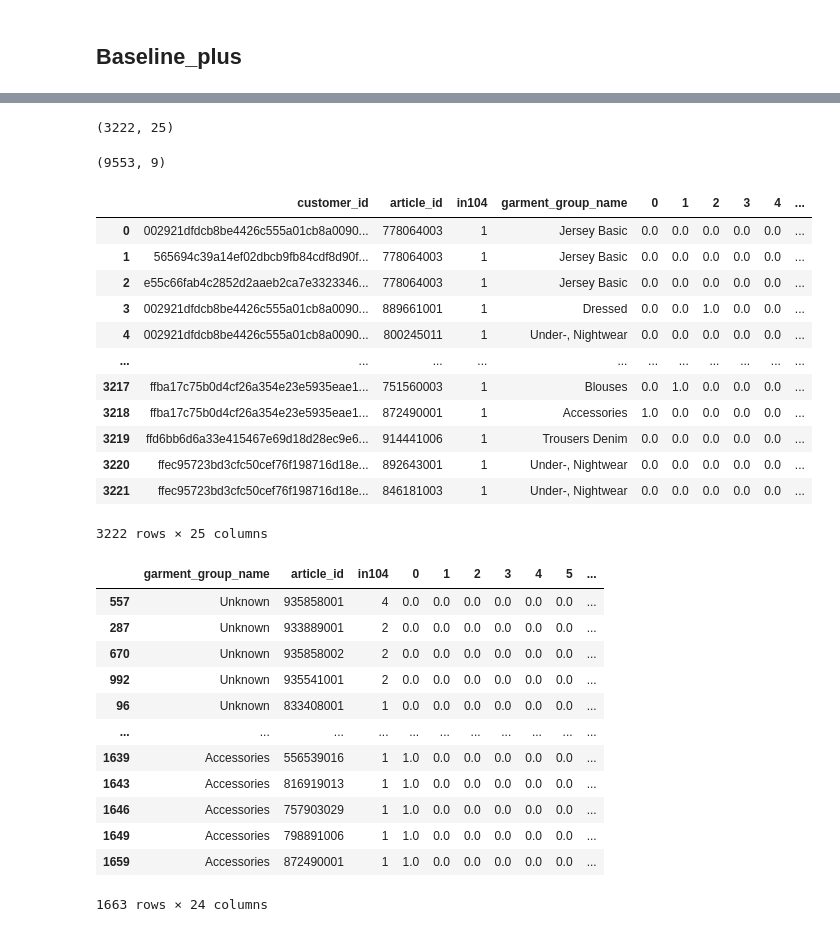
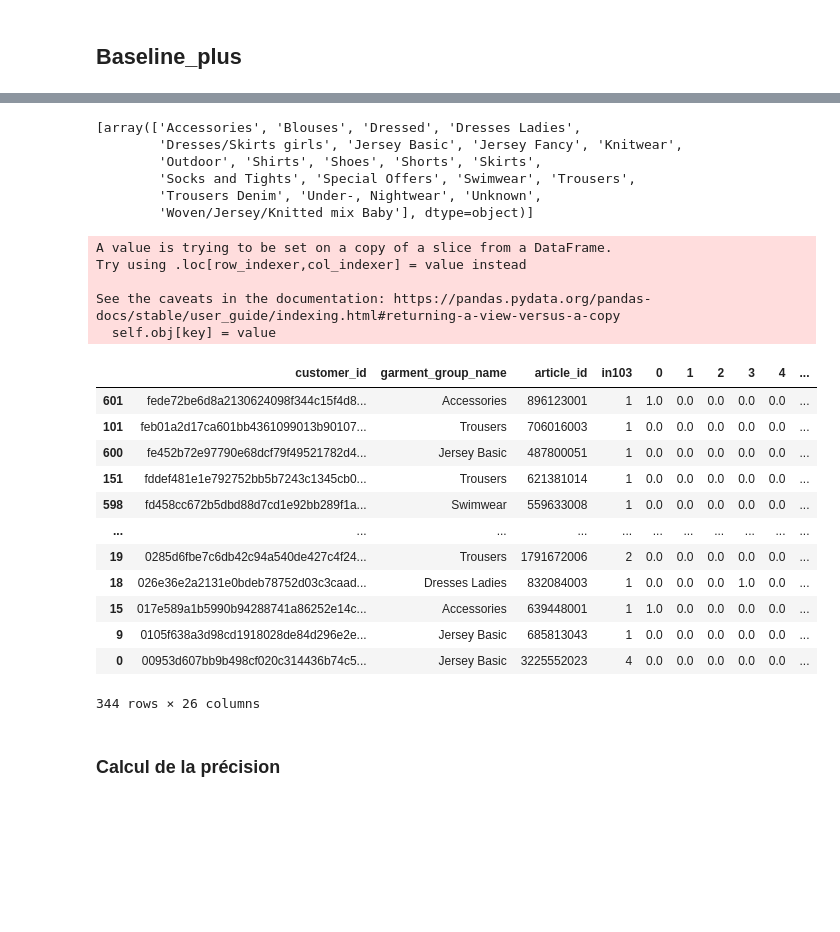
Before and after one commit to NaceurJed/celfernandes, a Jupyter notebook: notebooks/Baseline+_with_matrix_age_x_catprod.ipynb, the cells around one changed output, grey strips where cells are left out. Saved outputs shown, nothing was run; the diff lists cells and outputs as text; code cells hidden in the pictures; blank space fills up the shorter version.

```diff
--- a/notebooks/Baseline+_with_matrix_age_x_catprod.ipynb
+++ b/notebooks/Baseline+_with_matrix_age_x_catprod.ipynb
@@ -388 +406,10 @@ achats.groupby(['garment_group_name', 'article_id'], sort=False, as_index=False)
+# %%
+ohe.categories_
+# %% [output]
+[array(['Accessories', 'Blouses', 'Dressed', 'Dresses Ladies',
+        'Dresses/Skirts girls', 'Jersey Basic', 'Jersey Fancy', 'Knitwear',
+        'Outdoor', 'Shirts', 'Shoes', 'Shorts', 'Skirts',
+        'Socks and Tights', 'Special Offers', 'Swimwear', 'Trousers',
+        'Trousers Denim', 'Under-, Nightwear', 'Unknown',
+        'Woven/Jersey/Knitted mix Baby'], dtype=object)]
 # %%
@@ -436,24 +467,21 @@ def Baseline_plus (segment,transact_history,week): # exemple: week104name ='in10
-# %%
-achats.shape
-# %% [output]
-(3222, 25)
-# %%
-S1.shape
-# %% [output]
-(9553, 9)
 # %%
-Baseline_plus(S1,transact_history,104)
+Baseline_plus(S1,transact_history,103,104)
 # %% [output]
+A value is trying to be set on a copy of a slice from a DataFrame.
+Try using .loc[row_indexer,col_indexer] = value instead
+
+See the caveats in the documentation: https://pandas.pydata.org/pandas-docs/stable/user_guide/indexing.html#returning-a-view-versus-a-copy
+  self.obj[key] = value
-|  | customer_id | article_id | in104 | garment_group_name | 0 | 1 | 2 | 3 | 4 | ... |
-| 0 | 002921dfdcb8be4426c555a01cb8a0090... | 778064003 | 1 | Jersey Basic | 0.0 | 0.0 | 0.0 | 0.0 | 0.0 | ... |
-| 1 | 565694c39a14ef02dbcb9fb84cdf8d90f... | 778064003 | 1 | Jersey Basic | 0.0 | 0.0 | 0.0 | 0.0 | 0.0 | ... |
-| 2 | e55c66fab4c2852d2aaeb2ca7e3323346... | 778064003 | 1 | Jersey Basic | 0.0 | 0.0 | 0.0 | 0.0 | 0.0 | ... |
-| 3 | 002921dfdcb8be4426c555a01cb8a0090... | 889661001 | 1 | Dressed | 0.0 | 0.0 | 1.0 | 0.0 | 0.0 | ... |
-| 4 | 002921dfdcb8be4426c555a01cb8a0090... | 800245011 | 1 | Under-, Nightwear | 0.0 | 0.0 | 0.0 | 0.0 | 0.0 | ... |
+|  | customer_id | garment_group_name | article_id | in103 | 0 | 1 | 2 | 3 | 4 | ... |
+| 601 | fede72be6d8a2130624098f344c15f4d8... | Accessories | 896123001 | 1 | 1.0 | 0.0 | 0.0 | 0.0 | 0.0 | ... |
+| 101 | feb01a2d17ca601bb4361099013b90107... | Trousers | 706016003 | 1 | 0.0 | 0.0 | 0.0 | 0.0 | 0.0 | ... |
+| 600 | fe452b72e97790e68dcf79f49521782d4... | Jersey Basic | 487800051 | 1 | 0.0 | 0.0 | 0.0 | 0.0 | 0.0 | ... |
+| 151 | fddef481e1e792752bb5b7243c1345cb0... | Trousers | 621381014 | 1 | 0.0 | 0.0 | 0.0 | 0.0 | 0.0 | ... |
+| 598 | fd458cc672b5dbd88d7cd1e92bb289f1a... | Swimwear | 559633008 | 1 | 0.0 | 0.0 | 0.0 | 0.0 | 0.0 | ... |
 | ... | ... | ... | ... | ... | ... | ... | ... | ... | ... | ... |
-| 3217 | ffba17c75b0d4cf26a354e23e5935eae1... | 751560003 | 1 | Blouses | 0.0 | 1.0 | 0.0 | 0.0 | 0.0 | ... |
-| 3218 | ffba17c75b0d4cf26a354e23e5935eae1... | 872490001 | 1 | Accessories | 1.0 | 0.0 | 0.0 | 0.0 | 0.0 | ... |
-| 3219 | ffd6bb6d6a33e415467e69d18d28ec9e6... | 914441006 | 1 | Trousers Denim | 0.0 | 0.0 | 0.0 | 0.0 | 0.0 | ... |
-| 3220 | ffec95723bd3cfc50cef76f198716d18e... | 892643001 | 1 | Under-, Nightwear | 0.0 | 0.0 | 0.0 | 0.0 | 0.0 | ... |
-| 3221 | ffec95723bd3cfc50cef76f198716d18e... | 846181003 | 1 | Under-, Nightwear | 0.0 | 0.0 | 0.0 | 0.0 | 0.0 | ... |
+| 19 | 0285d6fbe7c6db42c94a540de427c4f24... | Trousers | 1791672006 | 2 | 0.0 | 0.0 | 0.0 | 0.0 | 0.0 | ... |
+| 18 | 026e36e2a2131e0bdeb78752d03c3caad... | Dresses Ladies | 832084003 | 1 | 0.0 | 0.0 | 0.0 | 1.0 | 0.0 | ... |
+| 15 | 017e589a1b5990b94288741a86252e14c... | Accessories | 639448001 | 1 | 1.0 | 0.0 | 0.0 | 0.0 | 0.0 | ... |
+| 9 | 0105f638a3d98cd1918028de84d296e2e... | Jersey Basic | 685813043 | 1 | 0.0 | 0.0 | 0.0 | 0.0 | 0.0 | ... |
+| 0 | 00953d607bb9b498cf020c314436b74c5... | Jersey Basic | 3225552023 | 4 | 0.0 | 0.0 | 0.0 | 0.0 | 0.0 | ... |
-3222 rows × 25 columns
+344 rows × 26 columns
@@ -462,16 +487,0 @@ achats_cat_art=achats.groupby(['garment_group_name','article_id'], as_index=Fals
-# %%
-achats_cat_art
-# %% [output]
-|  | garment_group_name | article_id | in104 | 0 | 1 | 2 | 3 | 4 | 5 | ... |
-| 557 | Unknown | 935858001 | 4 | 0.0 | 0.0 | 0.0 | 0.0 | 0.0 | 0.0 | ... |
-| 287 | Unknown | 933889001 | 2 | 0.0 | 0.0 | 0.0 | 0.0 | 0.0 | 0.0 | ... |
-| 670 | Unknown | 935858002 | 2 | 0.0 | 0.0 | 0.0 | 0.0 | 0.0 | 0.0 | ... |
-| 992 | Unknown | 935541001 | 2 | 0.0 | 0.0 | 0.0 | 0.0 | 0.0 | 0.0 | ... |
-| 96 | Unknown | 833408001 | 1 | 0.0 | 0.0 | 0.0 | 0.0 | 0.0 | 0.0 | ... |
-| ... | ... | ... | ... | ... | ... | ... | ... | ... | ... | ... |
-| 1639 | Accessories | 556539016 | 1 | 1.0 | 0.0 | 0.0 | 0.0 | 0.0 | 0.0 | ... |
-| 1643 | Accessories | 816919013 | 1 | 1.0 | 0.0 | 0.0 | 0.0 | 0.0 | 0.0 | ... |
-| 1646 | Accessories | 757903029 | 1 | 1.0 | 0.0 | 0.0 | 0.0 | 0.0 | 0.0 | ... |
-| 1649 | Accessories | 798891006 | 1 | 1.0 | 0.0 | 0.0 | 0.0 | 0.0 | 0.0 | ... |
-| 1659 | Accessories | 872490001 | 1 | 1.0 | 0.0 | 0.0 | 0.0 | 0.0 | 0.0 | ... |
-1663 rows × 24 columns
@@ -482,0 +488,2 @@ Sinon faire un filtre sur le
+# %% [markdown]
+### Calcul de la précision
```
Also changed, not shown: parts of 9 cells of this notebook, 1 other file.
